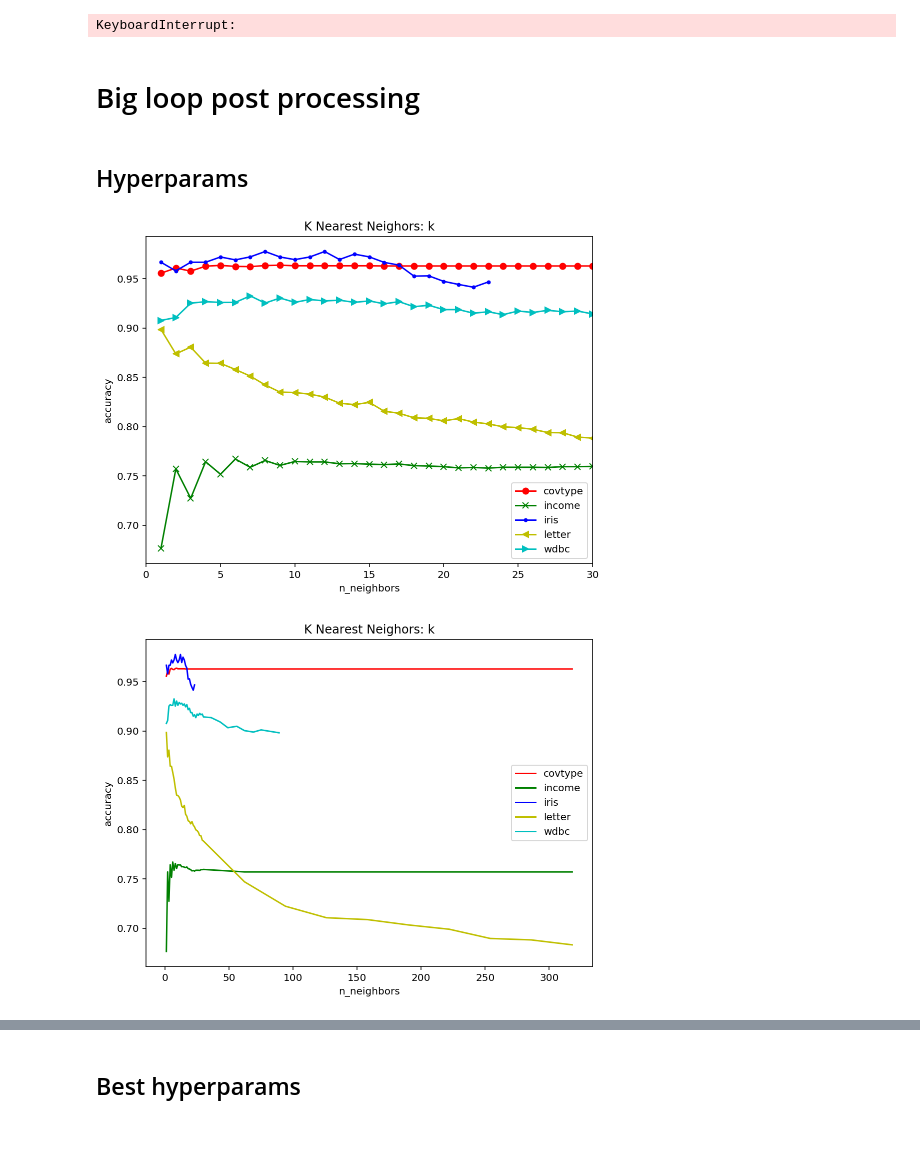
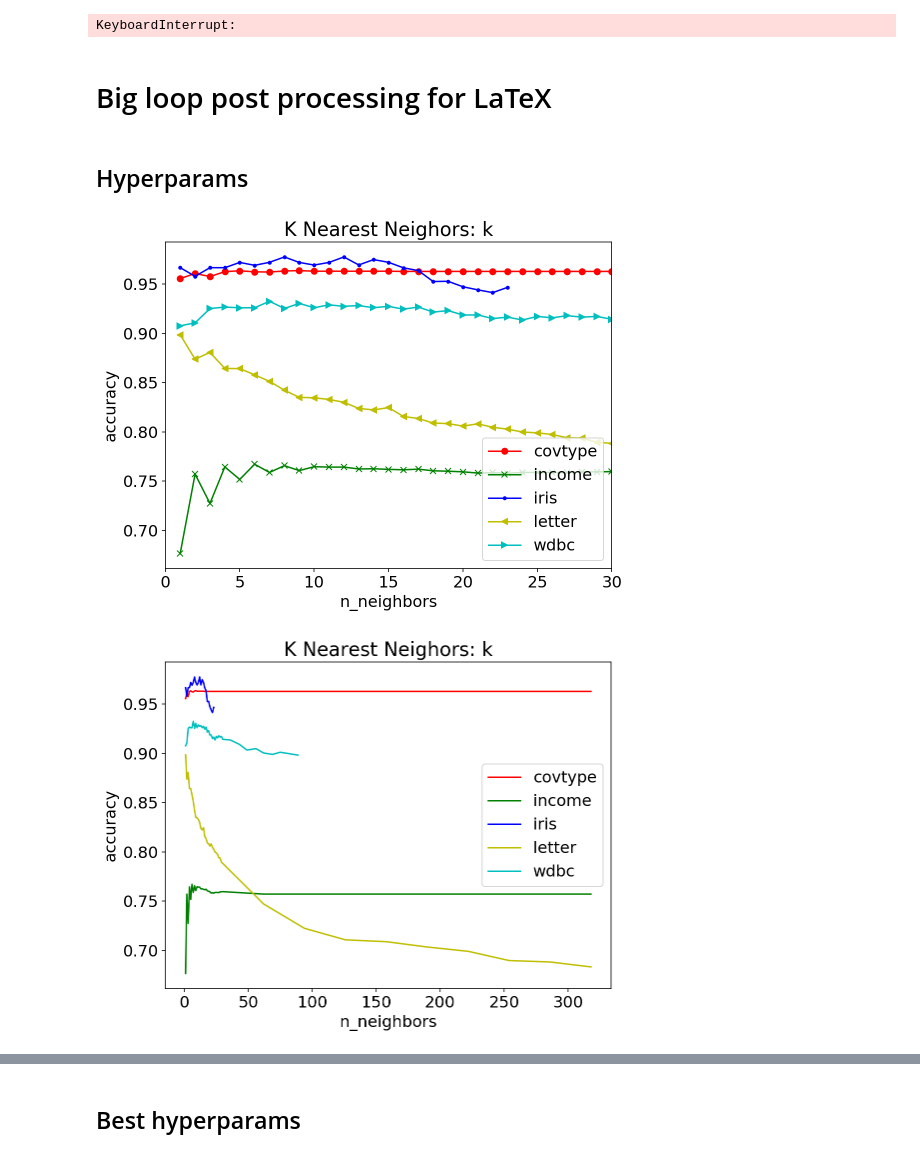
Before and after one commit to phi1eas/118a_project, a Jupyter notebook: analysis_new.ipynb, the cells around one changed output, grey strips where cells are left out. Saved outputs shown, nothing was run; the diff lists cells and outputs as text; code cells hidden in the pictures.

```diff
--- a/analysis_new.ipynb
+++ b/analysis_new.ipynb
@@ -738,4 +756,4 @@ Fitting training dataset: income ...
   Doing svm magic ...
 KeyboardInterrupt:
 # %% [markdown]
-# Big loop post processing
+# Big loop post processing for LaTeX
@@ -750,20 +773,23 @@ KeyboardInterrupt:
 #                              'max_features': np.arange(1, 30)},
 #                   'bagdt':  {'n_estimators': np.arange(1, 30)},
 #                   'bstdt':  {'n_estimators': np.arange(1, 30)}}
+# %%
+plt.rcParams.update({'font.size': 16})
 # %%
 ### n_neighbors:30
 plot_avg_scores_by_hyperparam_data_clf(bigloop_loaded,
                                        clf_name='knn', x_param_name='n_neighbors',
                                        plot_train_split=0.8,
                                        style_list=['ro-', 'gx-', 'b.-', 'y<-', 'c>-'])
 plt.xlim(0, 30)
 plt.xlabel("n_neighbors")
 plt.ylabel("accuracy")
 plt.title("K Nearest Neighors: k")
+plt.legend(loc=4)
 plt.savefig('knn_hyperparam_zoomed.pdf')
 plt.show()
 # %% [output]
-[figure, old version]
+[figure, new version]
 # %%
 ### n_neighbors:all
 plot_avg_scores_by_hyperparam_data_clf(bigloop_loaded,
@@ -776,7 +802,7 @@ plt.title("K Nearest Neighors: k")
 plt.savefig('knn_hyperparam_all.pdf')
 plt.show()
 # %% [output]
-[figure, old version]
+[figure, new version]
 # %%
 ### rf: max_features
 plot_avg_scores_by_hyperparam_data_clf(bigloop_loaded,
```
Also changed, not shown: parts of 9 cells of this notebook, 14 other files.
